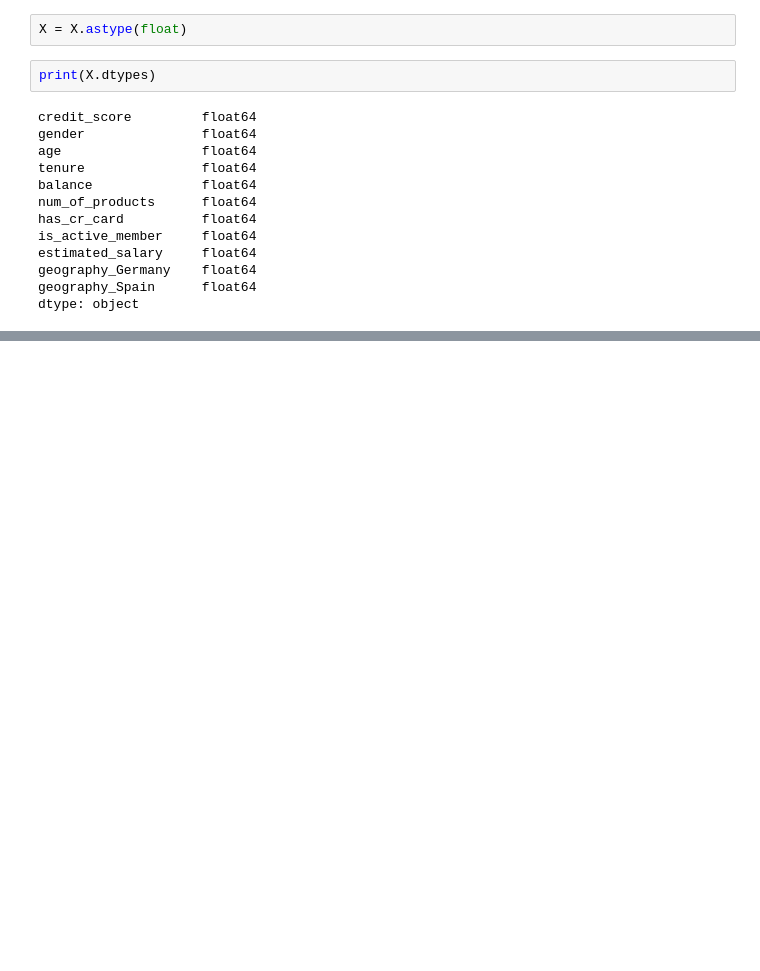
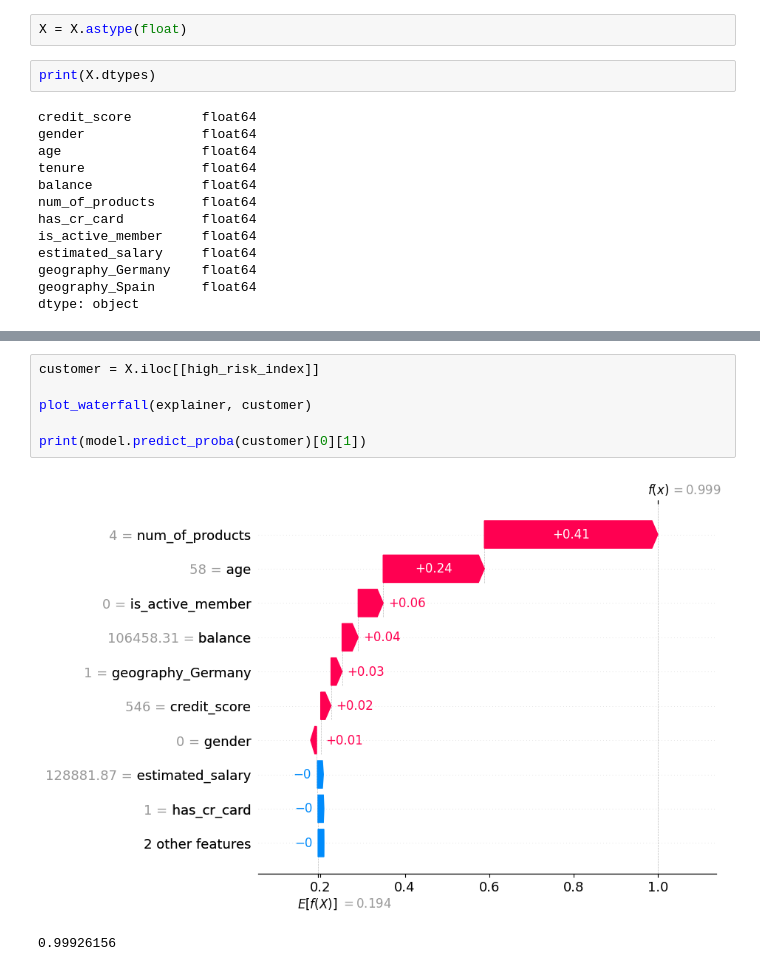
Before and after one commit to aryapathak27/ai-banking-churn-system, a Jupyter notebook: notebooks/04_shap_analysis.ipynb, the cells around one changed output, grey strips where cells are left out. Saved outputs shown, nothing was run; the diff lists cells and outputs as text; blank space fills up the shorter version.

```diff
--- a/notebooks/04_shap_analysis.ipynb
+++ b/notebooks/04_shap_analysis.ipynb
@@ -173,0 +220,9 @@ plot_summary(
+# %%
+customer = X.iloc[[high_risk_index]]
+
+plot_waterfall(explainer, customer)
+
+print(model.predict_proba(customer)[0][1])
+# %% [output]
+[figure, added]
+0.99926156
```
Also changed, not shown: parts of 14 cells of this notebook, 3 other files.
